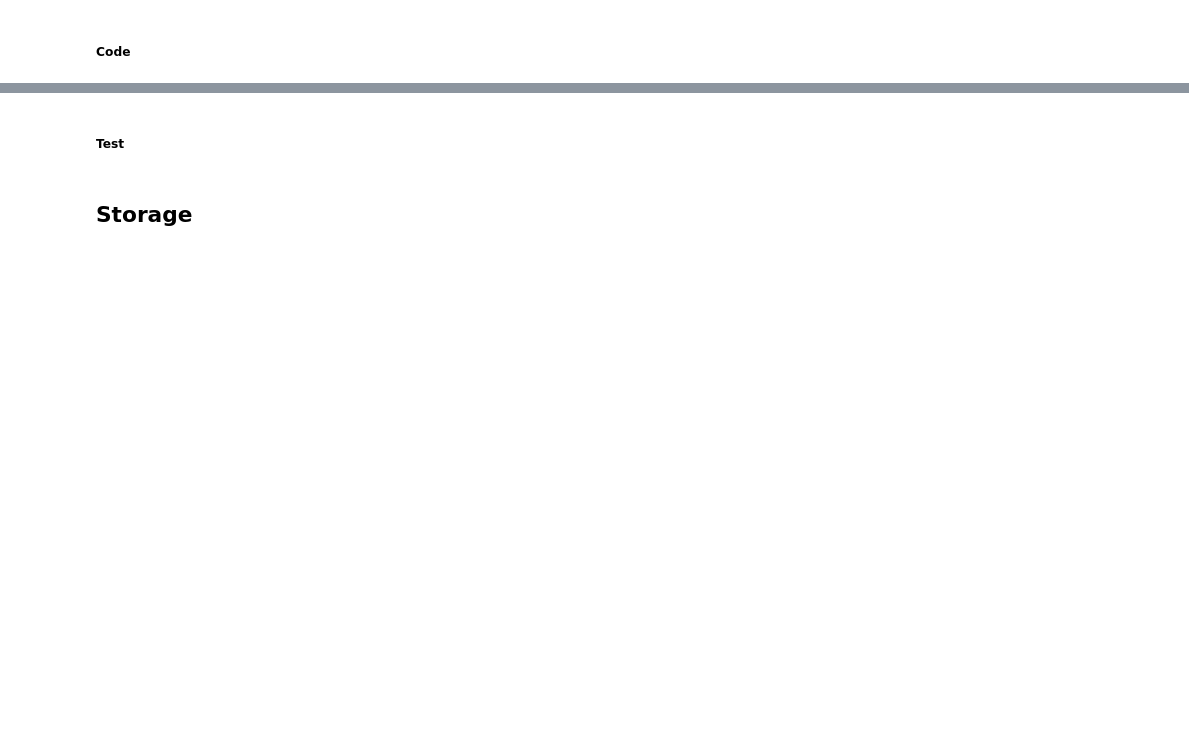
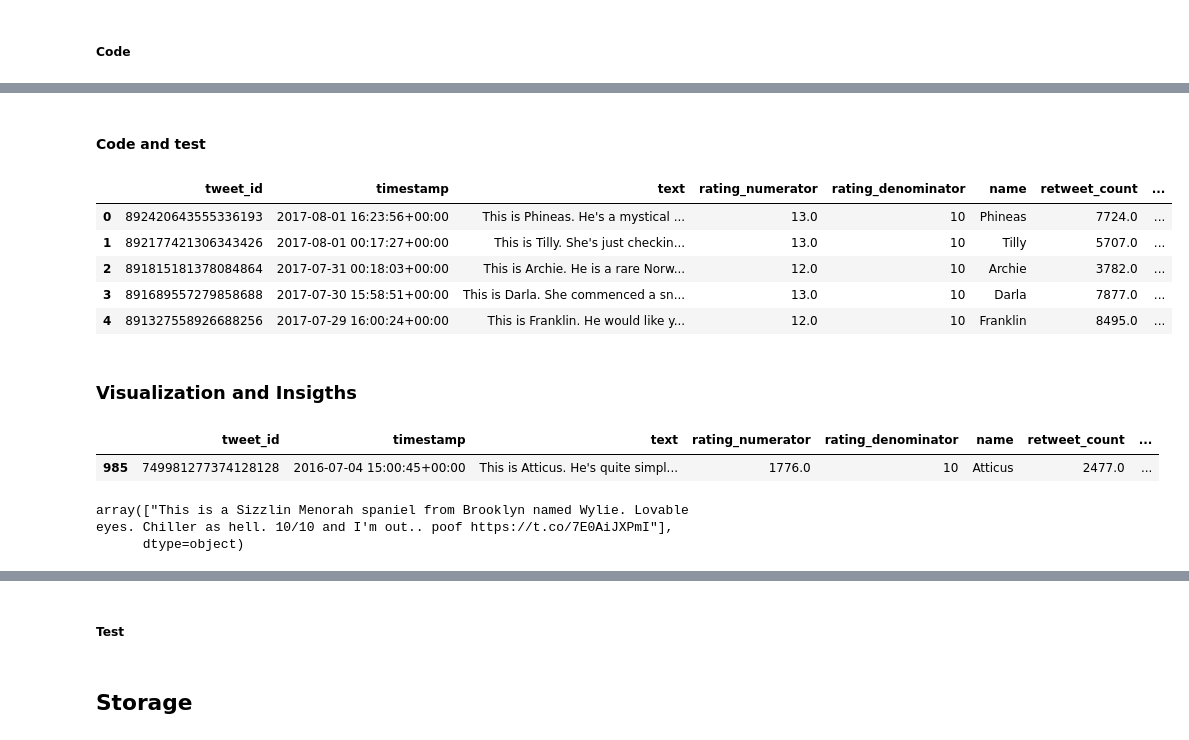
Before and after one commit to miniermatar/udacity_project_5_data_wrangling, a Jupyter notebook: wrangle_act.ipynb, the cells around one changed output, grey strips where cells are left out. Saved outputs shown, nothing was run; the diff lists cells and outputs as text; code cells hidden in the pictures; blank space fills up the shorter version.

```diff
--- a/wrangle_act.ipynb
+++ b/wrangle_act.ipynb
@@ -626,0 +1057,5 @@ Create one column for the dog stages
+# %%
+no_dogs_list=[810984652412424192,670842764863651840]
+for tweet in no_dogs_list:
+    df_clean.drop(df_clean[df_clean.tweet_id==tweet].index,axis=0,inplace=True)
+df_clean.shape
@@ -626,0 +1081,6 @@ Create one column for the dog stages
+# %%
+df_clean[df_clean.tweet_id==740373189193256964]=df_clean[df_clean.tweet_id==740373189193256964].replace([9,11],[14,10])
+df_clean[df_clean.tweet_id==722974582966214656]=df_clean[df_clean.tweet_id==722974582966214656].replace([4,20],[13,10])
+df_clean[df_clean.tweet_id==716439118184652801]=df_clean[df_clean.tweet_id==716439118184652801].replace([50,50],[11,10])
+df_clean[df_clean.tweet_id==682962037429899265]=df_clean[df_clean.tweet_id==682962037429899265].replace([7,11],[10,10])
+df_clean[df_clean.tweet_id==666287406224695296]=df_clean[df_clean.tweet_id==666287406224695296].replace([1,2],[9,10])
@@ -626,0 +1101,3 @@ Create one column for the dog stages
+# %%
+df_clean[df_clean.tweet_id==713175907180089344]=df_clean[df_clean.tweet_id==713175907180089344].replace('Opie','Opie and Clarkus')
+df_clean[df_clean.tweet_id==713175907180089344]
@@ -626,0 +1113,3 @@ Create one column for the dog stages
+# %%
+df_clean[df_clean.tweet_id==675706639471788032]=df_clean[df_clean.tweet_id==675706639471788032].replace('a','Wylie')
+df_clean[df_clean.tweet_id==675706639471788032]
@@ -626,0 +1122,24 @@ Create one column for the dog stages
+# %% [markdown]
+#### Code and test
+# %%
+df_clean['normalized_score']=df_clean['rating_numerator']/df_clean['rating_denominator']
+df_clean.head()
+# %% [output]
+|  | tweet_id | timestamp | text | rating_numerator | rating_denominator | name | retweet_count | ... |
+| 0 | 892420643555336193 | 2017-08-01 16:23:56+00:00 | This is Phineas. He's a mystical ... | 13.0 | 10 | Phineas | 7724.0 | ... |
+| 1 | 892177421306343426 | 2017-08-01 00:17:27+00:00 | This is Tilly. She's just checkin... | 13.0 | 10 | Tilly | 5707.0 | ... |
+| 2 | 891815181378084864 | 2017-07-31 00:18:03+00:00 | This is Archie. He is a rare Norw... | 12.0 | 10 | Archie | 3782.0 | ... |
+| 3 | 891689557279858688 | 2017-07-30 15:58:51+00:00 | This is Darla. She commenced a sn... | 13.0 | 10 | Darla | 7877.0 | ... |
+| 4 | 891327558926688256 | 2017-07-29 16:00:24+00:00 | This is Franklin. He would like y... | 12.0 | 10 | Franklin | 8495.0 | ... |
+# %% [markdown]
+### Visualization and Insigths
+# %%
+df_clean[df_clean.normalized_score==df_clean.normalized_score.max()]
+# %% [output]
+|  | tweet_id | timestamp | text | rating_numerator | rating_denominator | name | retweet_count | ... |
+| 985 | 749981277374128128 | 2016-07-04 15:00:45+00:00 | This is Atticus. He's quite simpl... | 1776.0 | 10 | Atticus | 2477.0 | ... |
+# %%
+df_clean[df_clean.tweet_id==675706639471788032].text.values
+# %% [output]
+array(["This is a Sizzlin Menorah spaniel from Brooklyn named Wylie. Lovable eyes. Chiller as hell. 10/10 and I'm out.. poof https://t.co/7E0AiJXPmI"],
+      dtype=object)
```
Also changed, not shown: parts of 128 cells of this notebook.
